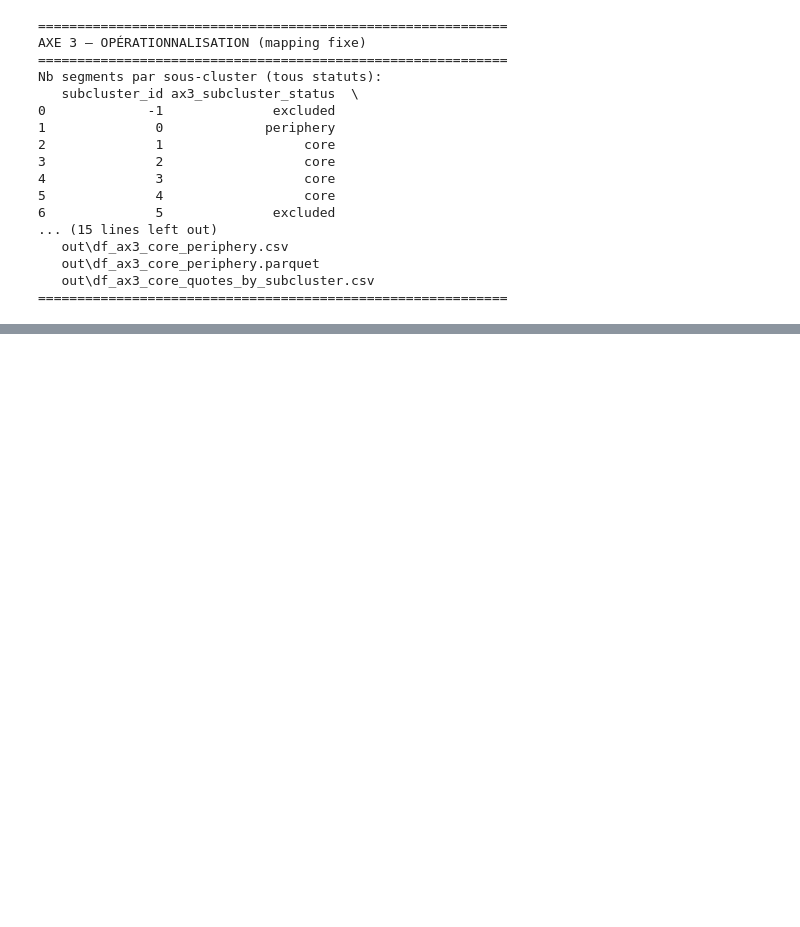
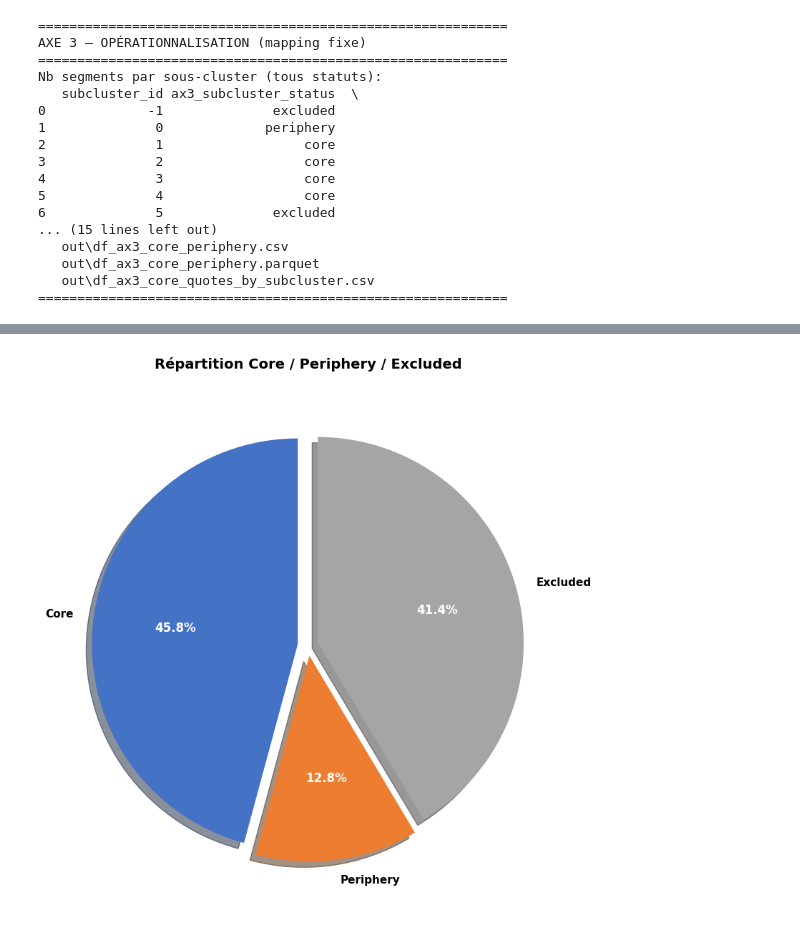
Before and after one commit to BOUADEIKHEIREDDINE/Impact-de-l-IA-sur-le-travail---Anthropic, a Jupyter notebook: anthropic_interviewer_dataset.ipynb, the cells around one changed output, grey strips where cells are left out. Cells and saved outputs as stored; diff of their text form; code cells hidden in the pictures; blank space fills up the shorter version.

```diff
--- a/anthropic_interviewer_dataset.ipynb
+++ b/anthropic_interviewer_dataset.ipynb
@@ -1713,0 +1787,96 @@ Pris ensemble, ces registres montrent que l’Axe 3 ne renvoie pas à une accept
+# %%
+# Plot 3: Pie chart — Part core / periphery / excluded
+
+if has_excluded and df_ax3_core_subclusters is not None:
+    # S'assurer que la colonne de statut existe (compatibilité avec anciens fichiers)
+    if 'ax3_subcluster_status' not in df_ax3_core_subclusters.columns:
+        # Mapping fixe cohérent avec l'opérationnalisation en amont
+        AX3_SUBCLUSTER_MAP_VIS = {
+            1: ("Équilibre normatif dans l'usage de l'IA", "core"),
+            2: ("Reconfiguration stratégique des compétences", "core"),
+            3: ("Jugement humain et responsabilité professionnelle", "core"),
+            4: ("Protection contre la dépendance et l'érosion des capacités", "core"),
+            0: ("Intégration progressive de l'IA dans le travail", "periphery"),
+            5: ("Discours général sur l'évolution de l'IA", "excluded"),
+        }
+
+        def _status_from_subcluster_id_vis(subcluster_id):
+            t = AX3_SUBCLUSTER_MAP_VIS.get(int(subcluster_id), (None, "excluded"))
+            return t[1]
+
+        df_ax3_core_subclusters["ax3_subcluster_status"] = df_ax3_core_subclusters["subcluster_id"].apply(
+            _status_from_subcluster_id_vis
+        )
+
+    # Utiliser df_ax3_core_subclusters pour inclure excluded
+    core_count = len(df_ax3_core_subclusters[df_ax3_core_subclusters['ax3_subcluster_status'] == 'core'])
+    periphery_count = len(df_ax3_core_subclusters[df_ax3_core_subclusters['ax3_subcluster_status'] == 'periphery'])
+    excluded_count = len(df_ax3_core_subclusters[df_ax3_core_subclusters['ax3_subcluster_status'] == 'excluded'])
+
+    sizes = [core_count, periphery_count, excluded_count]
+    labels = ['Core', 'Periphery', 'Excluded']
+    colors_pie = ['#4472C4', '#ED7D31', '#A5A5A5']
+else:
+    # Sinon faire core vs periphery uniquement
+    core_count = len(df_ax3_core_final)
+    periphery_count = len(df_ax3_core_periphery)
+
+    sizes = [core_count, periphery_count]
+    labels = ['Core', 'Periphery']
+    colors_pie = ['#4472C4', '#ED7D31']
+
+fig, ax = plt.subplots(figsize=(8, 8))
+wedges, texts, autotexts = ax.pie(sizes, labels=labels, colors=colors_pie, autopct='%1.1f%%',
+                                  startangle=90, textprops={'fontsize': 11, 'fontweight': 'bold'},
+                                  explode=[0.05] * len(sizes), shadow=True)
+
+# Améliorer la lisibilité des pourcentages
+for autotext in autotexts:
+    autotext.set_color('white')
+    autotext.set_fontsize(12)
+
+ax.set_title("Répartition Core / Periphery / Excluded", fontsize=14, fontweight='bold', pad=20)
+
+fig.tight_layout()
+plt.savefig(out_dir / "ax3_plot_03_pie_distribution.png", dpi=300, bbox_inches='tight')
+plt.show()
+
+print(f"Core: {core_count} | Periphery: {periphery_count}" + (f" | Excluded: {excluded_count}" if has_excluded else ""))
+
+if has_excluded and df_ax3_core_subclusters is not None:
+    # Utiliser df_ax3_core_subclusters pour inclure excluded
+    core_count = len(df_ax3_core_subclusters[df_ax3_core_subclusters['ax3_subcluster_status'] == 'core'])
+    periphery_count = len(df_ax3_core_subclusters[df_ax3_core_subclusters['ax3_subcluster_status'] == 'periphery'])
+    excluded_count = len(df_ax3_core_subclusters[df_ax3_core_subclusters['ax3_subcluster_status'] == 'excluded'])
+
+    sizes = [core_count, periphery_count, excluded_count]
+    labels = ['Core', 'Periphery', 'Excluded']
+    colors_pie = ['#4472C4', '#ED7D31', '#A5A5A5']
+else:
+    # Sinon faire core vs periphery uniquement
+    core_count = len(df_ax3_core_final)
+    periphery_count = len(df_ax3_core_periphery)
+
+    sizes = [core_count, periphery_count]
+    labels = ['Core', 'Periphery']
+    colors_pie = ['#4472C4', '#ED7D31']
+
+fig, ax = plt.subplots(figsize=(8, 8))
+wedges, texts, autotexts = ax.pie(sizes, labels=labels, colors=colors_pie, autopct='%1.1f%%',
+                                  startangle=90, textprops={'fontsize': 11, 'fontweight': 'bold'},
+                                  explode=[0.05] * len(sizes), shadow=True)
+
+# Améliorer la lisibilité des pourcentages
+for autotext in autotexts:
+    autotext.set_color('white')
+    autotext.set_fontsize(12)
+
+ax.set_title("Répartition Core / Periphery / Excluded", fontsize=14, fontweight='bold', pad=20)
+
+fig.tight_layout()
+plt.savefig(out_dir / "ax3_plot_03_pie_distribution.png", dpi=300, bbox_inches='tight')
+plt.show()
+
+print(f"Core: {core_count} | Periphery: {periphery_count}" + (f" | Excluded: {excluded_count}" if has_excluded else ""))
+# %% [output]
+[figure, added]
```
Also changed, not shown: parts of 12 cells of this notebook, 8 other files.
